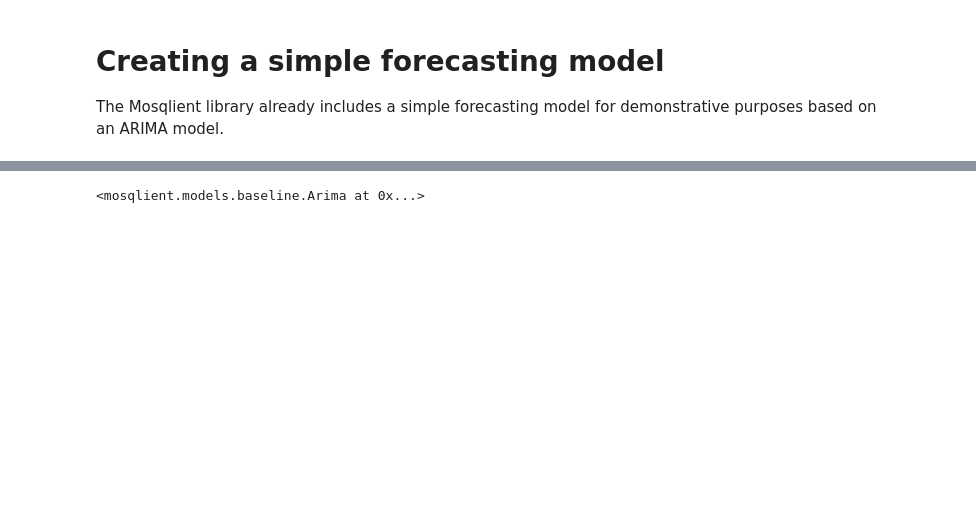
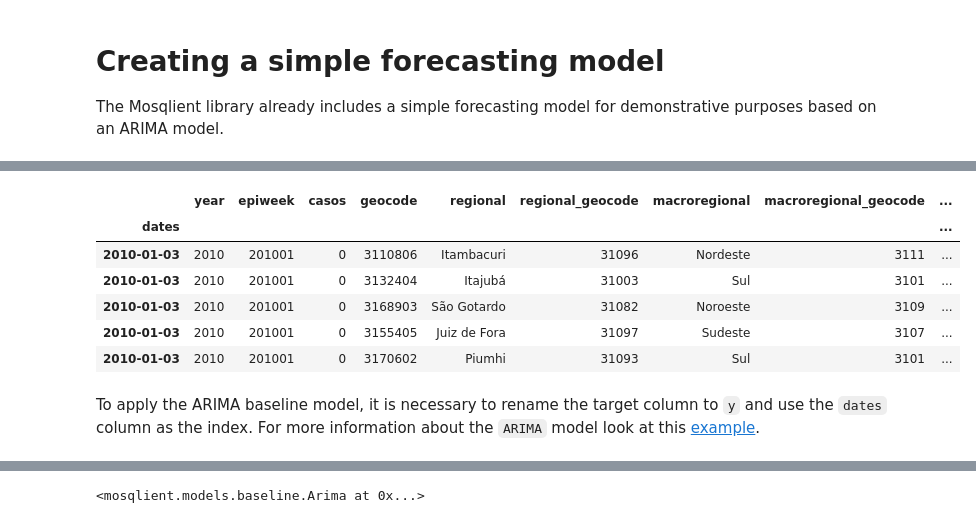
Before and after one commit to Mosqlimate-project/sprint-template, a Jupyter notebook: Demo Notebooks/Python demo.ipynb, the cells around one changed output, grey strips where cells are left out. Cells and saved outputs as stored; diff of their text form; code cells hidden in the pictures; blank space fills up the shorter version.

```diff
--- a/Demo Notebooks/Python demo.ipynb
+++ b/Demo Notebooks/Python demo.ipynb
@@ -5,0 +16,22 @@ from mosqlient.models.baseline import Arima
+# %%
+df = pd.read_csv('dengue.csv.gz')
+
+df = df.loc[df.uf == 'MG']
+
+df['dates'] = [Week.fromstring(str(x)).startdate() for x in df.epiweek]
+
+df['dates'] = pd.to_datetime(df['dates'])
+
+df.set_index('dates', inplace = True)
+
+df.head()
+# %% [output]
+|  | year | epiweek | casos | geocode | regional | regional_geocode | macroregional | macroregional_geocode | ... |
+| dates |  |  |  |  |  |  |  |  | ... |
+| 2010-01-03 | 2010 | 201001 | 0 | 3110806 | Itambacuri | 31096 | Nordeste | 3111 | ... |
+| 2010-01-03 | 2010 | 201001 | 0 | 3132404 | Itajubá | 31003 | Sul | 3101 | ... |
+| 2010-01-03 | 2010 | 201001 | 0 | 3168903 | São Gotardo | 31082 | Noroeste | 3109 | ... |
+| 2010-01-03 | 2010 | 201001 | 0 | 3155405 | Juiz de Fora | 31097 | Sudeste | 3107 | ... |
+| 2010-01-03 | 2010 | 201001 | 0 | 3170602 | Piumhi | 31093 | Sul | 3101 | ... |
+# %% [markdown]
+To apply the ARIMA baseline model, it is necessary to rename the target column to `y` and use the `dates` column as the index. For more information about the `ARIMA` model look at this [example](https://github.com/Mosqlimate-project/mosqlimate-client/blob/main/examples/baseline_model.ipynb).
```
Also changed, not shown: parts of 34 cells of this notebook, 1 other file.
